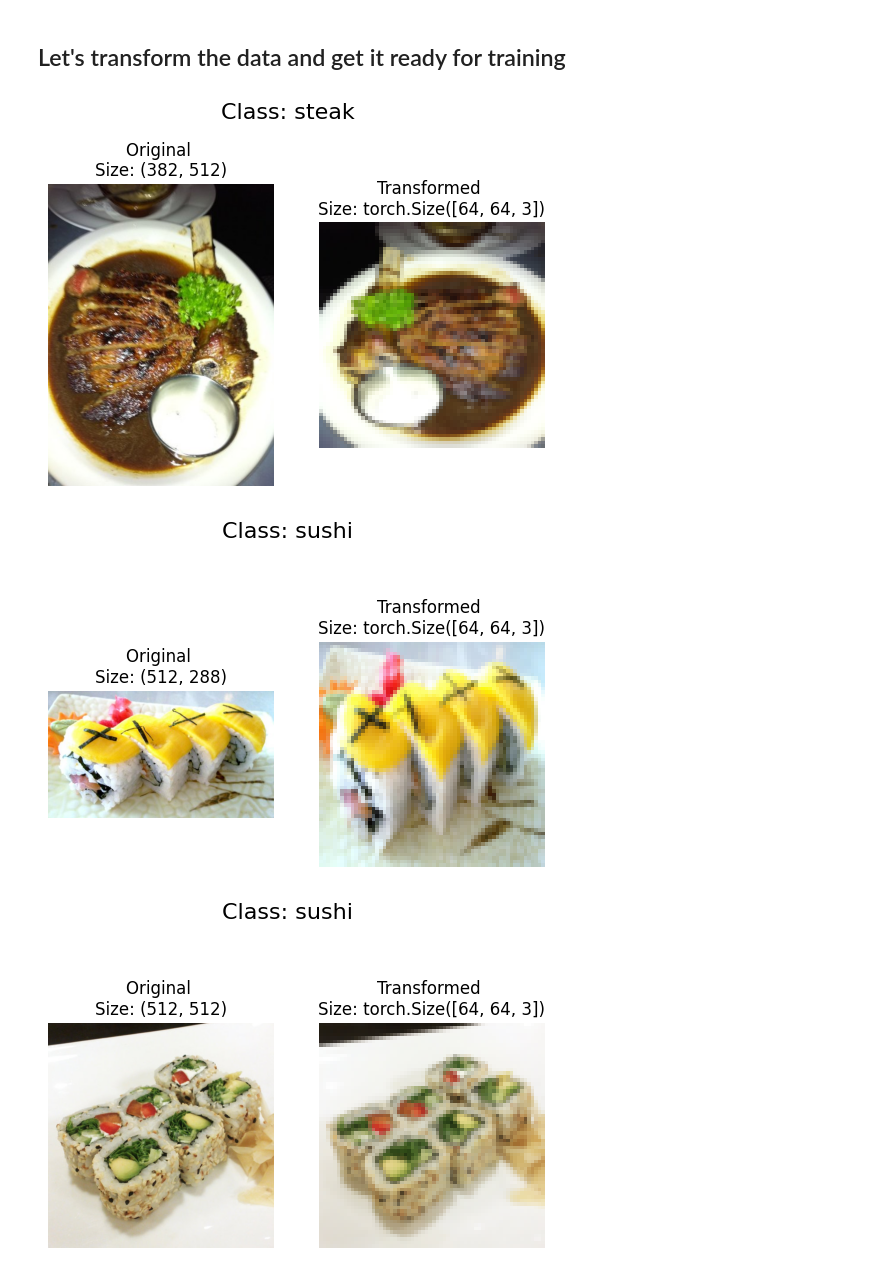
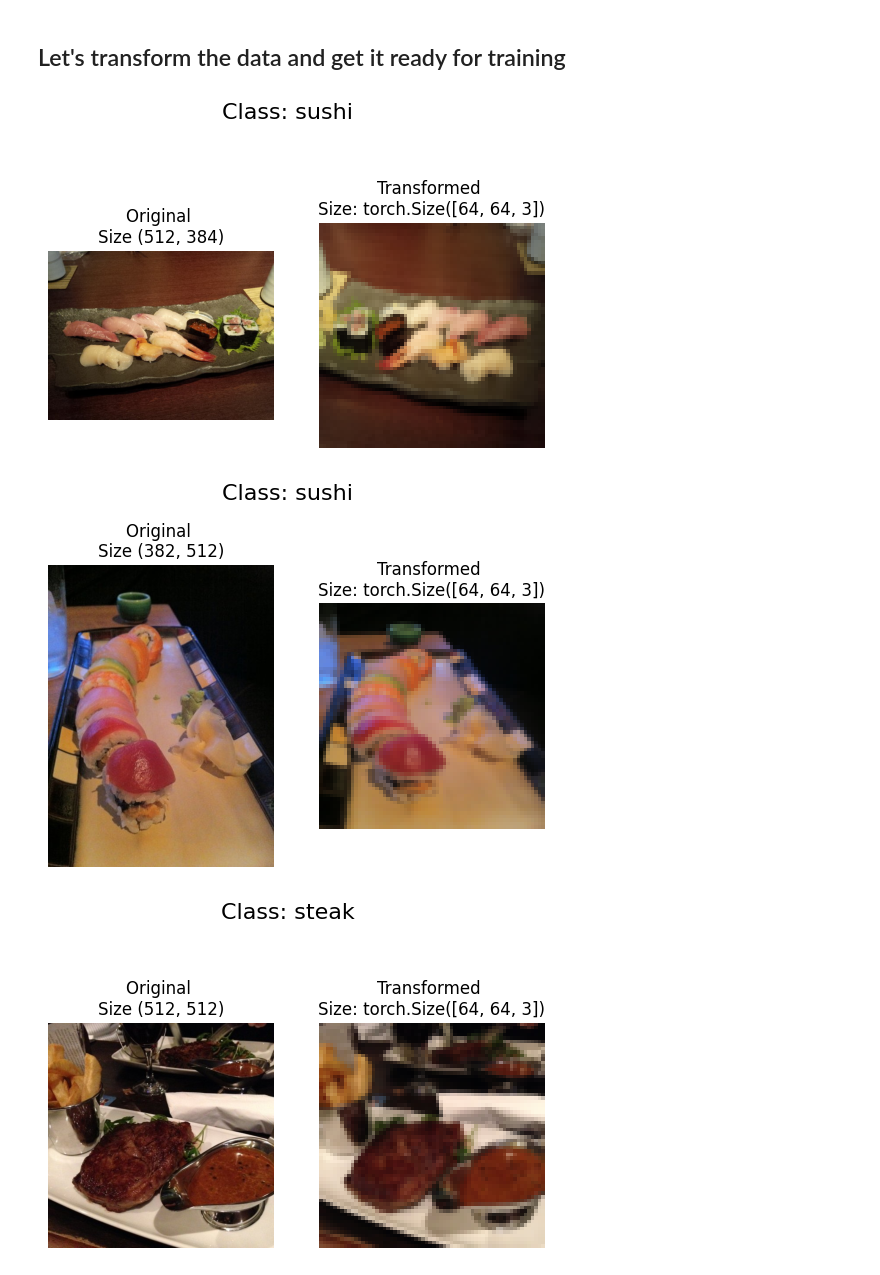
Before and after one commit to Fares-pr0g/ML-journey-ep-2-Experimenting-with-NN-s-in-PyTorch, a Jupyter notebook: Learning_PyTorch_04.ipynb, the cells around one changed output. Drawn from its saved outputs; the diff is of its cells as text; code cells hidden in the pictures.

```diff
--- a/Learning_PyTorch_04.ipynb
+++ b/Learning_PyTorch_04.ipynb
@@ -95,25 +102,27 @@ data_transform = transforms.Compose([
     transforms.ToTensor()
 ])
 # %%
-def plot_transformed_images( image_path_list, data_transform, seed= 42, n=3):
+def plot_transformed_images(image_path_list, transform, n=3, seed=42):
+
   random.seed(seed)
-  random_images= random.sample(image_path_list, k=n)
-  for img_path in random_images:
-    with Image.open(img_path) as f:
-      fig, ax = plt.subplots(1, 2)
+  random_image_paths= random.sample(image_path_list, k=n)
+  for image_path in random_image_paths:
+    with Image.open(image_path) as f:
+      fig, ax = plt.subplots(1,2)
       ax[0].imshow(f)
-      ax[0].set_title(f"Original \nSize: {f.size}")
+      ax[0].set_title(f"Original \nSize {f.size}")
       ax[0].axis("off")
 
-      transformed_image = data_transform(f).permute(1, 2, 0)
+      # (PyTorch default is [C, H, W] but Matplotlib is [H, W, C])
+      transformed_image= transform(f).permute(1,2,0)
       ax[1].imshow(transformed_image)
       ax[1].set_title(f"Transformed \nSize: {transformed_image.shape}")
       ax[1].axis("off")
 
-      fig.suptitle(f"Class: {img_path.parent.stem}", fontsize=16)
+      fig.suptitle(f"Class: {image_path.parent.stem}", fontsize=16)
 
 plot_transformed_images(image_path_list, data_transform)
 # %% [output]
-[figure, old version]
+[figure, new version]
-[figure, old version]
+[figure, new version]
-[figure, old version]
+[figure, new version]
```
Also changed, not shown: parts of 24 cells of this notebook.
